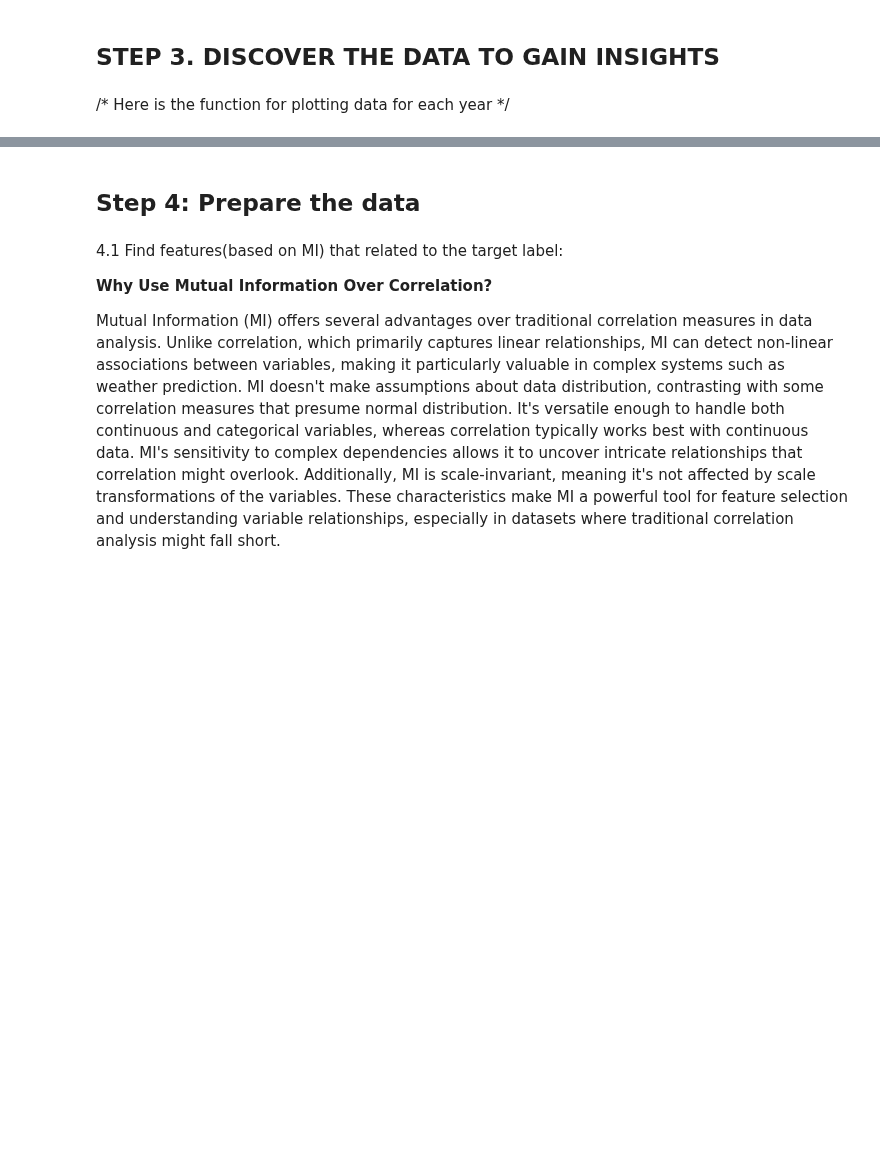
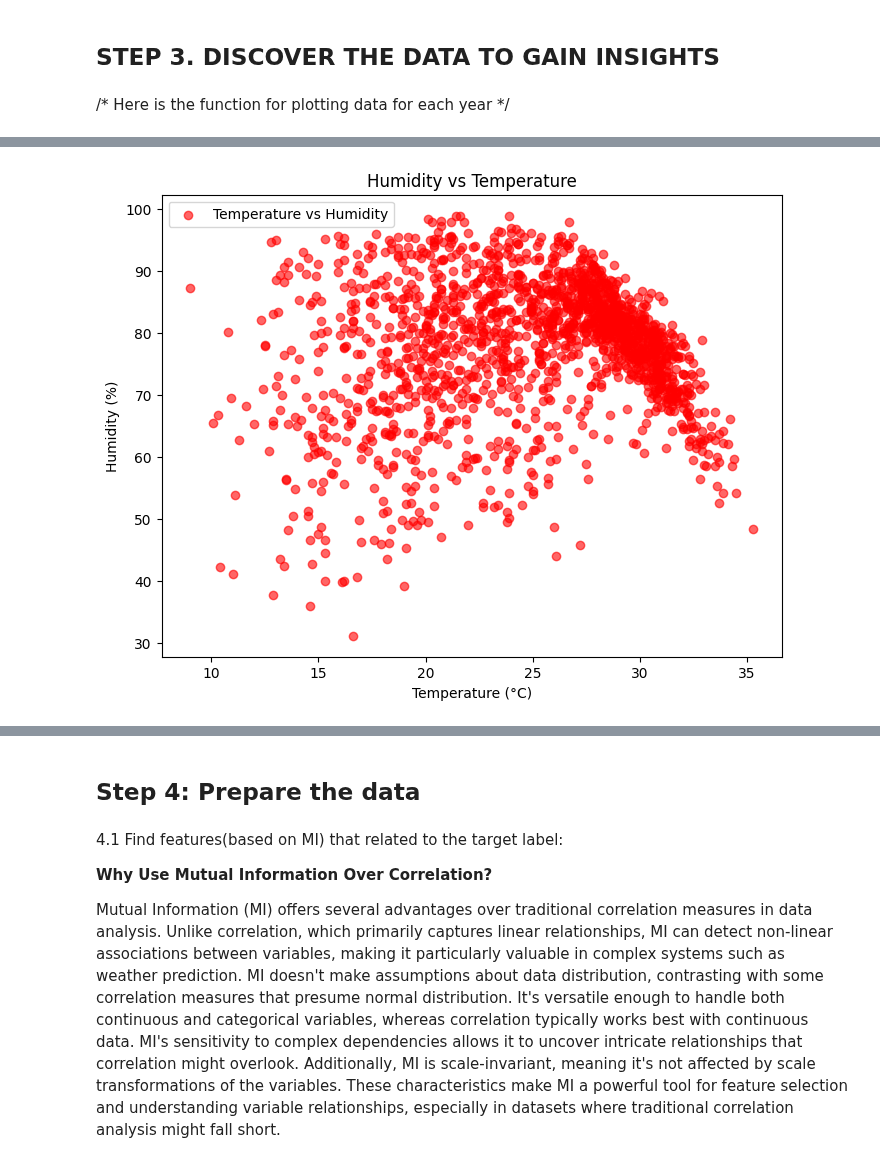
Before and after one commit to lbibi1805-dot/ML_WEATHER_PREDICTION, a Jupyter notebook: team_01.ipynb, the cells around one changed output, grey strips where cells are left out. Saved outputs shown, nothing was run; the diff lists cells and outputs as text; code cells hidden in the pictures; blank space fills up the shorter version.

Commit message:
update plot

```diff
--- a/team_01.ipynb
+++ b/team_01.ipynb
@@ -221,0 +269,5 @@ Data columns (total 33 columns):
+# %%
+# Call the function to generate the scatter plot
+plot_humidity_vs_temp()
+# %% [output]
+[figure, added]
```
Also changed, not shown: parts of 28 cells of this notebook.
